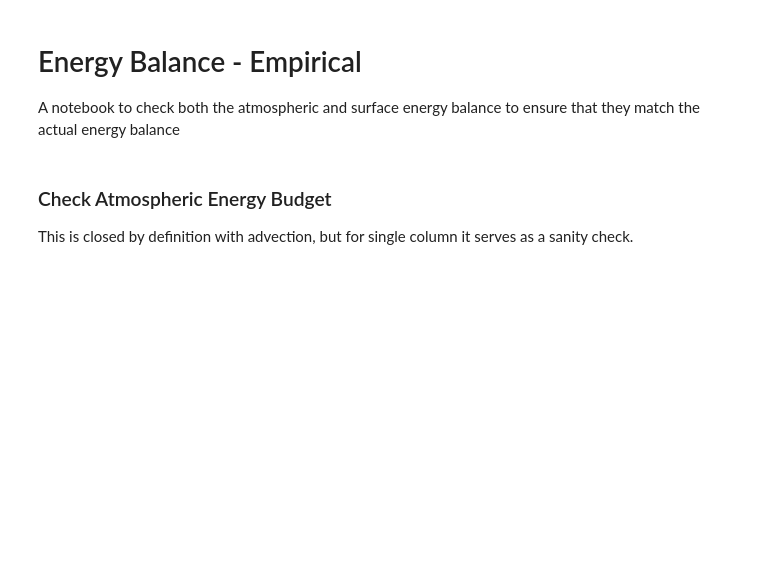
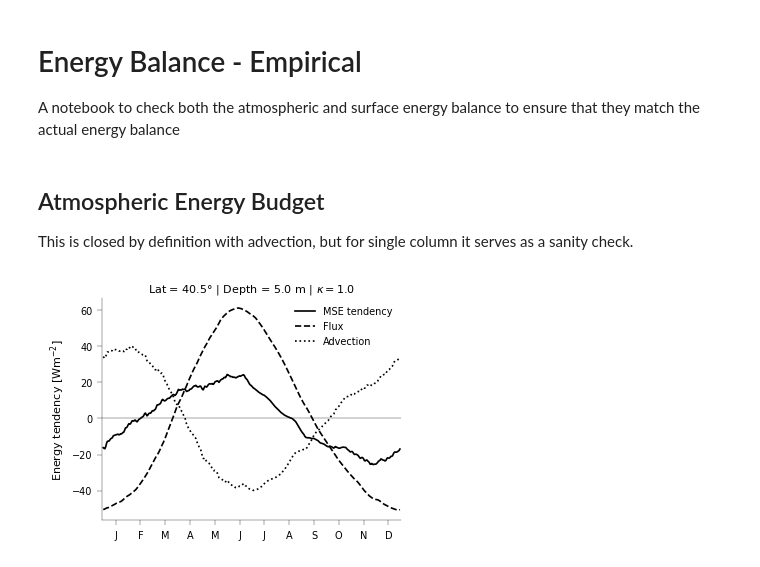
Before and after one commit to jduffield65/Isca, a Jupyter notebook: jobs/thesis_season/energy_balance_empirical.ipynb, the cells around one changed output. Cells and saved outputs as stored; diff of their text form; code cells hidden in the pictures; blank space fills up the shorter version.

```diff
--- a/jobs/thesis_season/energy_balance_empirical.ipynb
+++ b/jobs/thesis_season/energy_balance_empirical.ipynb
@@ -48,25 +48,39 @@ import jobs.thesis_season.utils as utils
 plt.style.use('/Users/joshduffield/Documents/StAndrews/Isca/jobs/tau_sweep/aquaplanet/publish_figures/publish.mplstyle')
 ax_linewidth = plt.rcParams['axes.linewidth']
 # %%
-exp_dir = f'tau_sweep/aquaplanet/depth=1/'
-exp_name = 'k=1'
+# exp_dir = f'tau_sweep/aquaplanet/depth=1/'
+# exp_name = 'k=1'
+exp_dir = f'thesis_season/depth=5/'         # constrained no WISHE and const RH
+exp_name = 'sw_wind_moist'
 lat_use = 40
-ds_base = utils.load_ds(exp_name, exp_dir, lat_min=lat_use-1, lat_max=lat_use+1, first_month_file=25, verbose=True).isel(lat=0)
+ds_base = utils.load_ds(exp_name, exp_dir, lat_min=lat_use-1, lat_max=lat_use+1, first_month_file=25 if 'tau_sweep' in exp_dir else 121,
+                        verbose=True).isel(lat=0)
 # %%
 ds = utils.process_ds(ds_base)
 # %%
 feedback_params = utils.get_empirical_params(ds)
-# %%
-# Get sigma for vertical integrals
-# exp_dir = f'thesis_season/column/depth=2/tau_sweep/'
-# exp_dir = f'tau_sweep/land/meridional_band/depth=1/bucket_evap/'
-exp_dir = f'tau_sweep/aquaplanet/depth=1/'
-namelist = isca_tools.load_namelist(f"{exp_dir}/k=1")
-sigma_levels_half = np.asarray(namelist['vert_coordinate_nml']['bk'])
-sigma_levels_full = np.convolve(sigma_levels_half, np.ones(2) / 2, 'valid')
-albedo = namelist['mixed_layer_nml']['albedo_value']
-depth = namelist['mixed_layer_nml']['depth']
-heat_cap_surf = get_heat_capacity(c_p_ocean, rho_ocean, depth)
 # %% [markdown]
-### Check Atmospheric Energy Budget
+## Atmospheric Energy Budget
 This is closed by definition with advection, but for single column it serves as a sanity check.
+# %%
+def remove_mean(var, mean_dim='time'):
+    return var - var.mean(dim=mean_dim)
+# %%
+fig, ax = plt.subplots(1, 1, sharex=True)
+fig_resize(fig, utils.width['two_col'] * 0.7)
+ax.plot(ds.time, remove_mean(ds['mse_tend_atmos']), color='k', label='MSE tendency')
+ax.plot(ds.time, remove_mean(ds['flux_atmos']), color='k', label='Flux', linestyle='--')
+if 'column' not in exp_dir:
+    ax.plot(ds.time, remove_mean(ds['adv_atmos']), color='k', label='Advection', linestyle=':')
+else:
+    print(f"Max error = {np.abs(ds['adv_atmos']).max():.2f} W/m2")
+update_linewidth(fig)
+ax.axhline(0, color='k', lw=ax_linewidth)
+ax.set_ylabel('Energy tendency [Wm$^{-2}$]')
+ax.set_xlim(-1, 360)
+ax.set_xticks(*utils.month_ticks)
+ax.legend()
+ax.set_title(f'Lat = {ds.lat.values:.1f}$\degree$ | Depth = {ds.depth:.1f} m | $\kappa = {ds.odp:.1f}$', y=0.99)
+plt.show()
+# %% [output]
+[figure, added]
```
Also changed, not shown: parts of 2 cells of this notebook, 2 other files.
